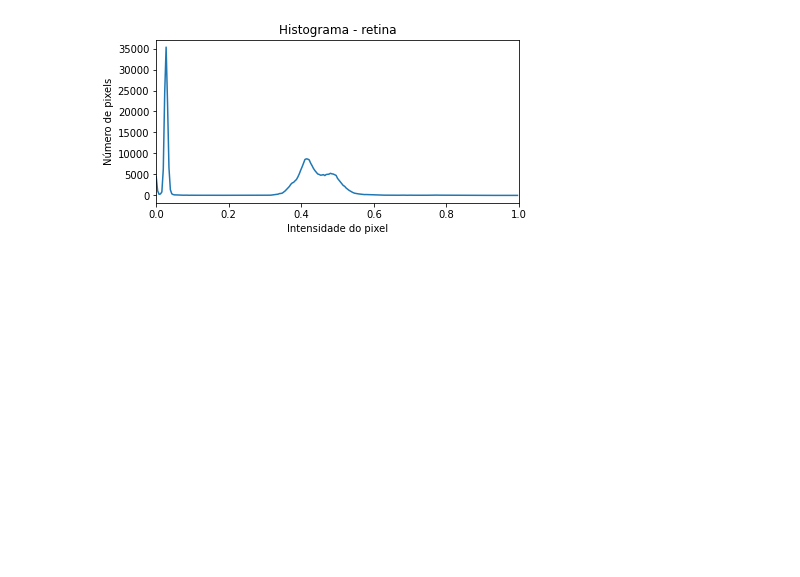
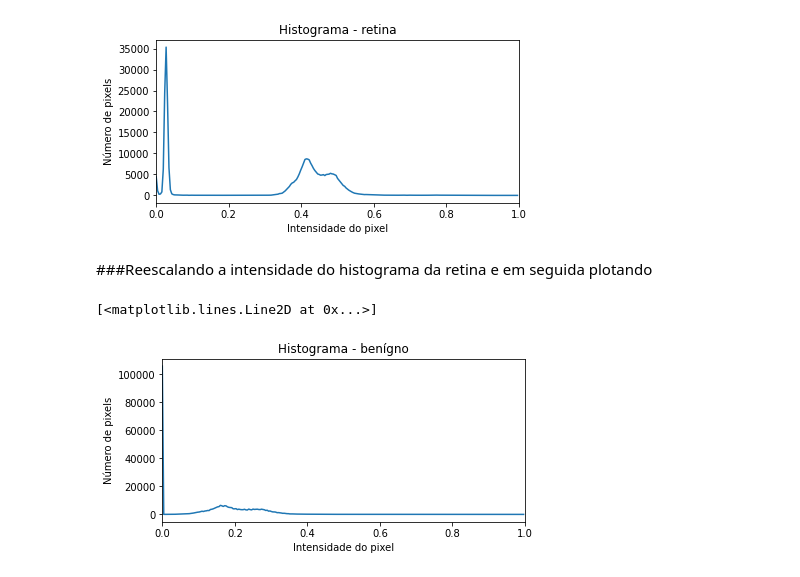
Before and after one commit to CarlosEstellita/Image-Processing-First-Steps, a Jupyter notebook: First Steps/Medical Images - Thresholding/BásicoDoBásico_Threshold_pt2.ipynb, the cells around one changed output. Drawn from its saved outputs; the diff is of its cells as text; code cells hidden in the pictures; blank space fills up the shorter version.

```diff
--- a/First Steps/Medical Images - Thresholding/BásicoDoBásico_Threshold_pt2.ipynb
+++ b/First Steps/Medical Images - Thresholding/BásicoDoBásico_Threshold_pt2.ipynb
@@ -118,3 +121,21 @@ ax[2].set_title('Retina')'''
 [figure]
 [figure]
 [figure]
+# %% [markdown]
+###Reescalando a intensidade do histograma da retina e em seguida plotando
+# %%
+img_retina_gray_rescaled = exposure.rescale_intensity(img_retina_gray, in_range=(0.3, 1))
+
+rcParams['figure.figsize'] = 6.5, 3
+
+#Histograma do tumor benígno
+histogram3_2, bin_edges = np.histogram(img_retina_gray_rescaled, bins=256, range=(0, 1))
+plt.figure()
+plt.title("Histograma - benígno")
+plt.xlabel("Intensidade do pixel")
+plt.ylabel("Número de pixels")
+plt.xlim([0.0, 1.0])
+plt.plot(bin_edges[0:-1], histogram3_2)
+# %% [output]
+[<matplotlib.lines.Line2D at 0x...>]
+[figure, added]
```
Also changed, not shown: parts of 15 cells of this notebook.
